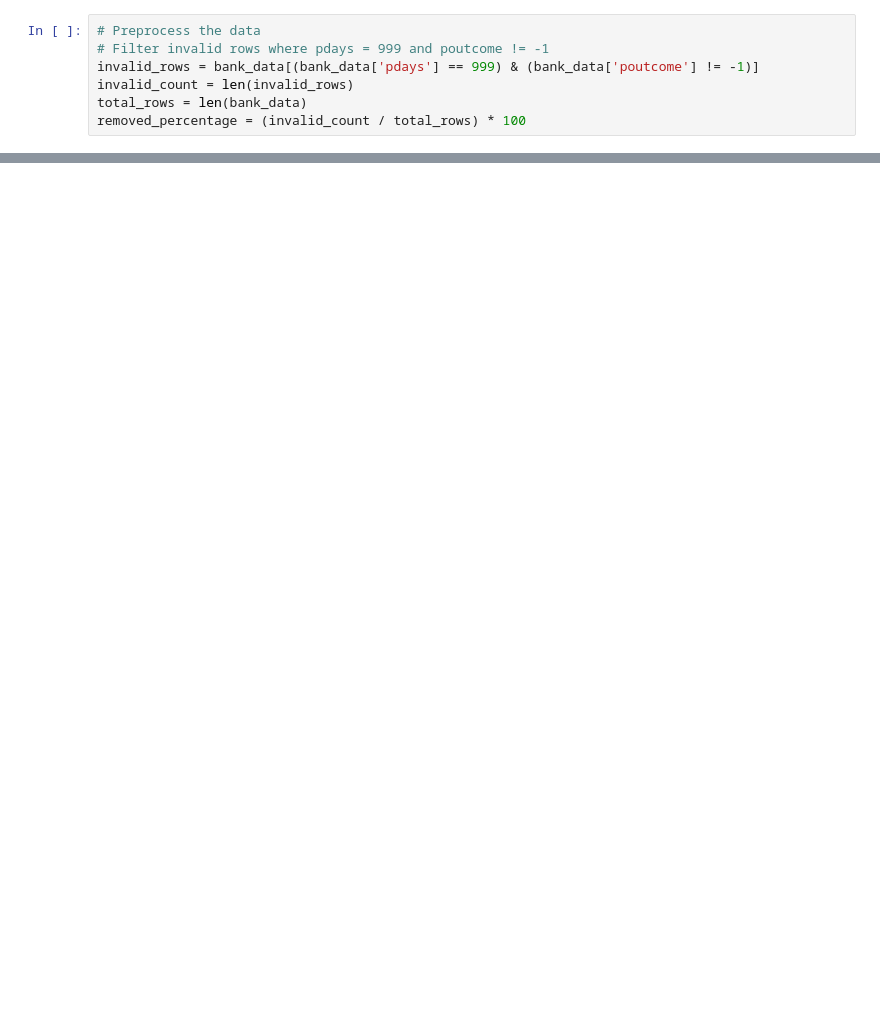
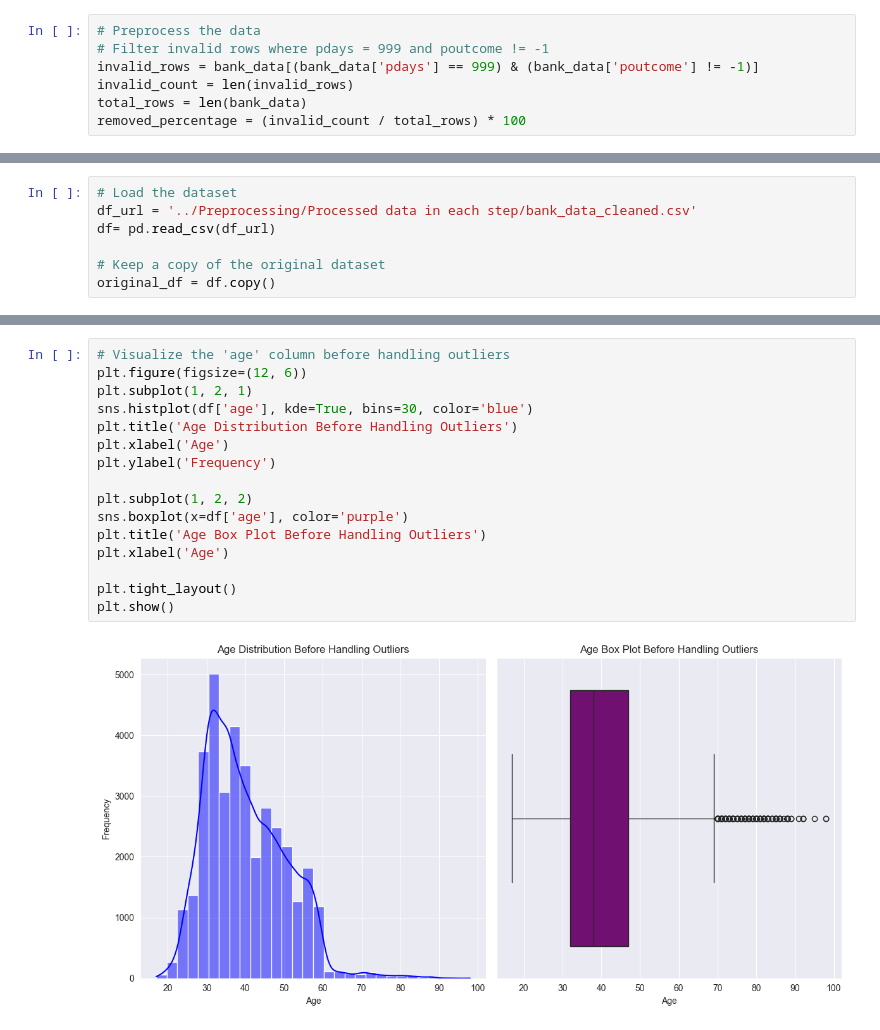
Before and after one commit to LahiWeer/2330902-ML_CW, a Jupyter notebook: Preprocessing/S4 - Data Cleaning.ipynb, the cells around one changed output, grey strips where cells are left out. Cells and saved outputs as stored; diff of their text form; blank space fills up the shorter version.

```diff
--- a/Preprocessing/S4 - Data Cleaning.ipynb
+++ b/Preprocessing/S4 - Data Cleaning.ipynb
@@ -159,0 +54,7 @@ Saved the cleaned dataset to 'bank_data_cleaned_final.csv'.
+# %%
+# Load the dataset
+df_url = '../Preprocessing/Processed data in each step/bank_data_cleaned.csv'
+df= pd.read_csv(df_url)
+
+# Keep a copy of the original dataset
+original_df = df.copy()
@@ -159,0 +76,18 @@ Saved the cleaned dataset to 'bank_data_cleaned_final.csv'.
+# %%
+# Visualize the 'age' column before handling outliers
+plt.figure(figsize=(12, 6))
+plt.subplot(1, 2, 1)
+sns.histplot(df['age'], kde=True, bins=30, color='blue')
+plt.title('Age Distribution Before Handling Outliers')
+plt.xlabel('Age')
+plt.ylabel('Frequency')
+
+plt.subplot(1, 2, 2)
+sns.boxplot(x=df['age'], color='purple')
+plt.title('Age Box Plot Before Handling Outliers')
+plt.xlabel('Age')
+
+plt.tight_layout()
+plt.show()
+# %% [output]
+[figure, added]
```
Also changed, not shown: parts of 35 cells of this notebook, 11 other files.
